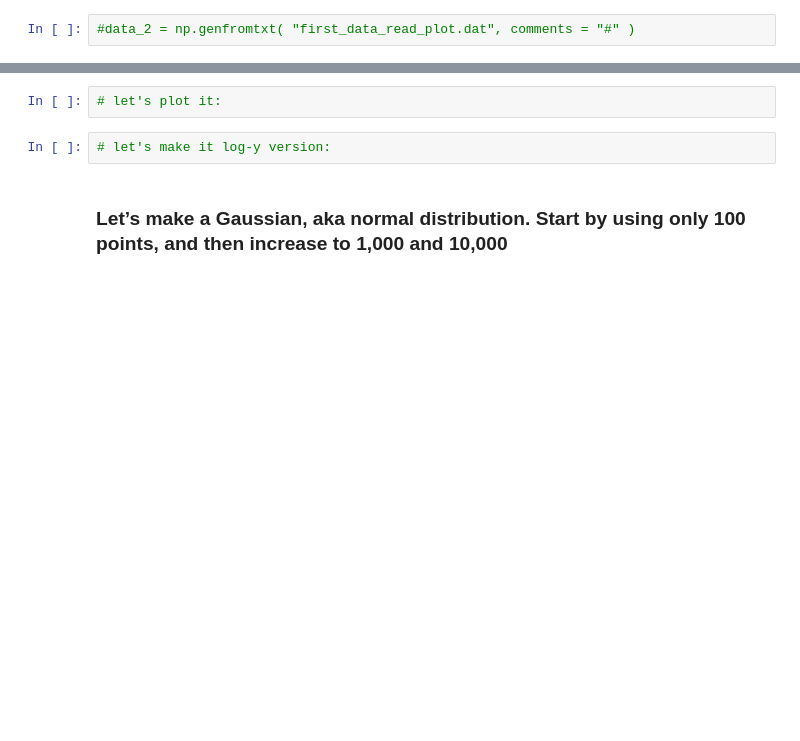
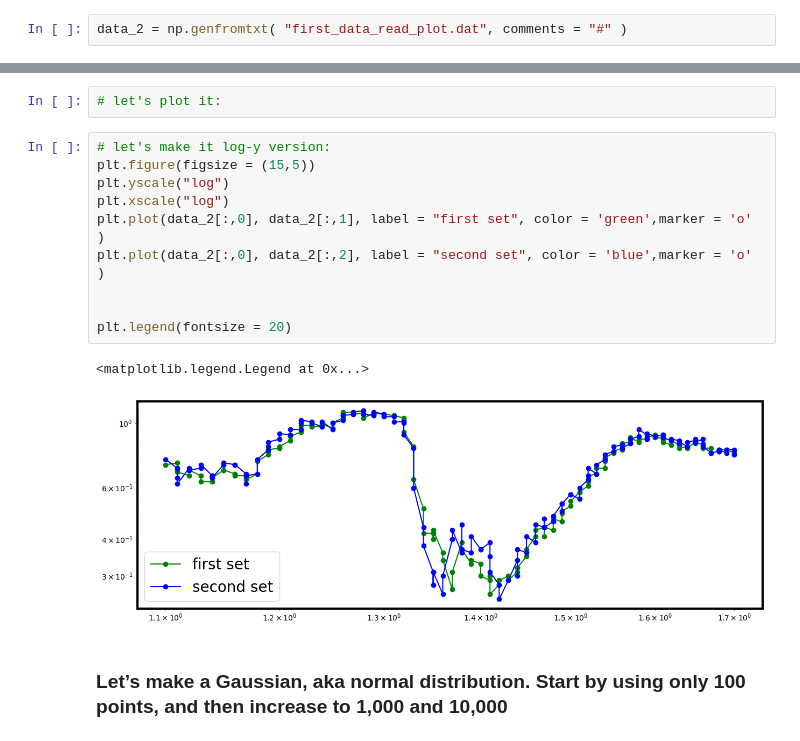
Before and after one commit to hltraina/phz3150, a Jupyter notebook: lectures/Week 5/Week 5/5a_matplotlib_intro_classroom.ipynb, the cells around one changed output, grey strips where cells are left out. Saved outputs shown, nothing was run; the diff lists cells and outputs as text; blank space fills up the shorter version.

```diff
--- a/lectures/Week 5/Week 5/5a_matplotlib_intro_classroom.ipynb
+++ b/lectures/Week 5/Week 5/5a_matplotlib_intro_classroom.ipynb
@@ -436,6 +443,6 @@ plt.legend(fontsize = 20)
 # %% [markdown]
 ### Remember that you can also use np.genfromtxt() to read in the data; let's try it
 # %%
-#data_2 = np.genfromtxt( "first_data_read_plot.dat", comments = "#" )
+data_2 = np.genfromtxt( "first_data_read_plot.dat", comments = "#" )
 # %%
 #print your data; print the first 5 lines for all columns:
@@ -445,8 +466,19 @@ plt.legend(fontsize = 20)
 ##let's make our life easier by assigning the data/ columns to variables:
 # %%
 # let's plot it:
-# %%
-# let's make it log-y version:
+# %%
+# let's make it log-y version:
+plt.figure(figsize = (15,5))
+plt.yscale("log")
+plt.xscale("log")
+plt.plot(data_2[:,0], data_2[:,1], label = "first set", color = 'green',marker = 'o' )
+plt.plot(data_2[:,0], data_2[:,2], label = "second set", color = 'blue',marker = 'o' )
+
+
+plt.legend(fontsize = 20)
+# %% [output]
+<matplotlib.legend.Legend at 0x...>
+[figure, added]
 # %% [markdown]
 ### Let’s make a Gaussian, aka normal distribution. Start by using only 100 points, and then increase to  1,000 and 10,000
 # %%
```
Also changed, not shown: parts of 13 cells of this notebook, 5 other files.
